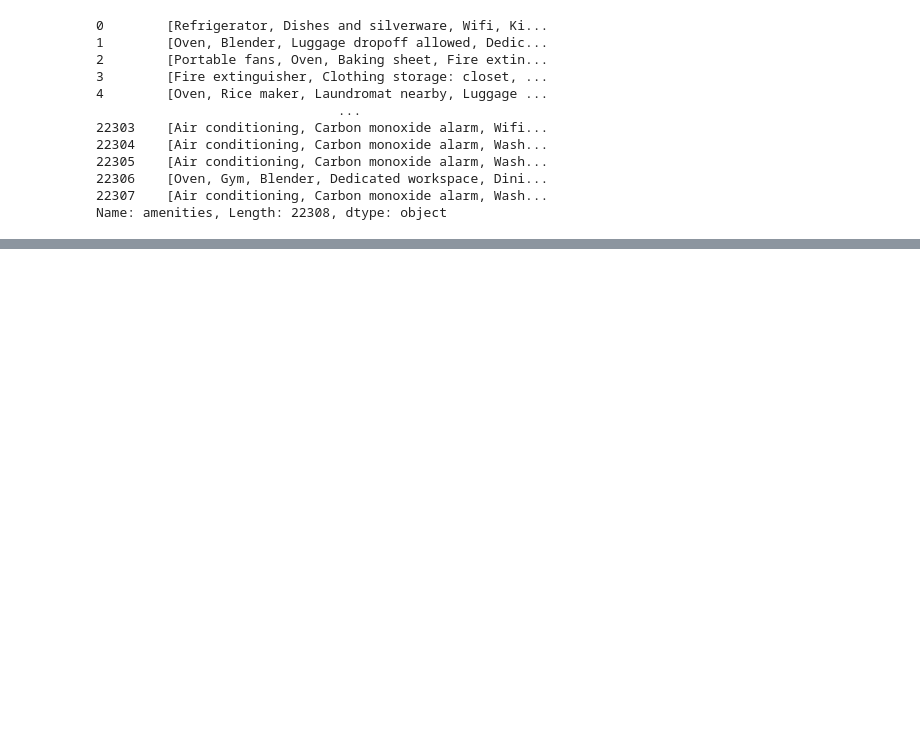
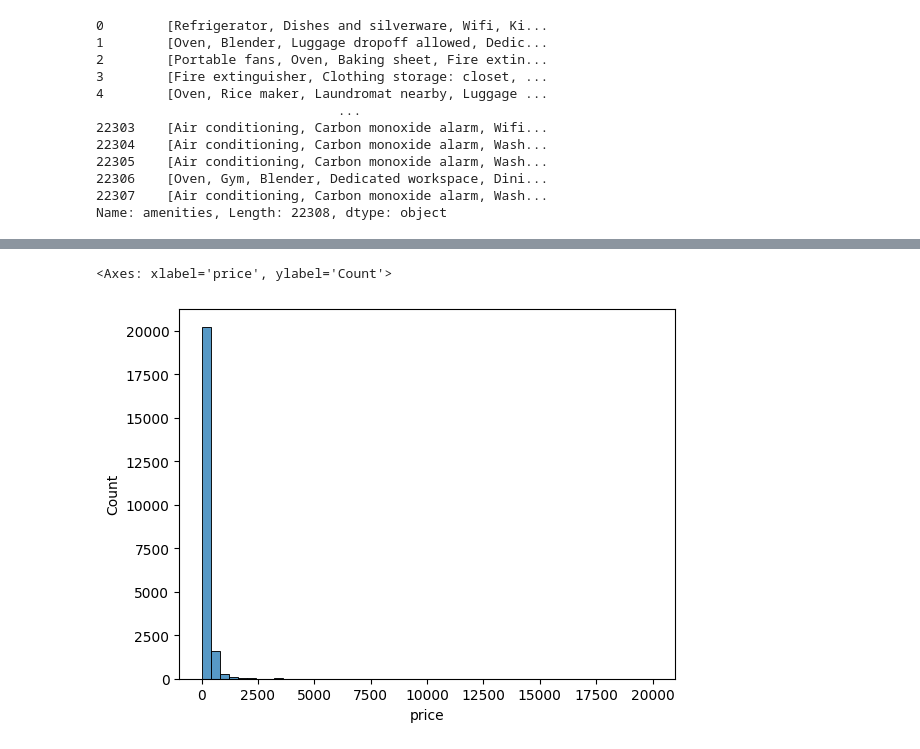
Before and after one commit to KyungminChang/data-analysis-project-BBB, a Jupyter notebook: 01_preprocessiong.ipynb, the cells around one changed output, grey strips where cells are left out. Cells and saved outputs as stored; diff of their text form; code cells hidden in the pictures; blank space fills up the shorter version.

```diff
--- a/01_preprocessiong.ipynb
+++ b/01_preprocessiong.ipynb
@@ -277,0 +416,5 @@ Name: amenities, Length: 22308, dtype: object
+# %%
+sns.histplot(df['price'], bins=50)
+# %% [output]
+<Axes: xlabel='price', ylabel='Count'>
+[figure, added]
```
Also changed, not shown: parts of 22 cells of this notebook.
